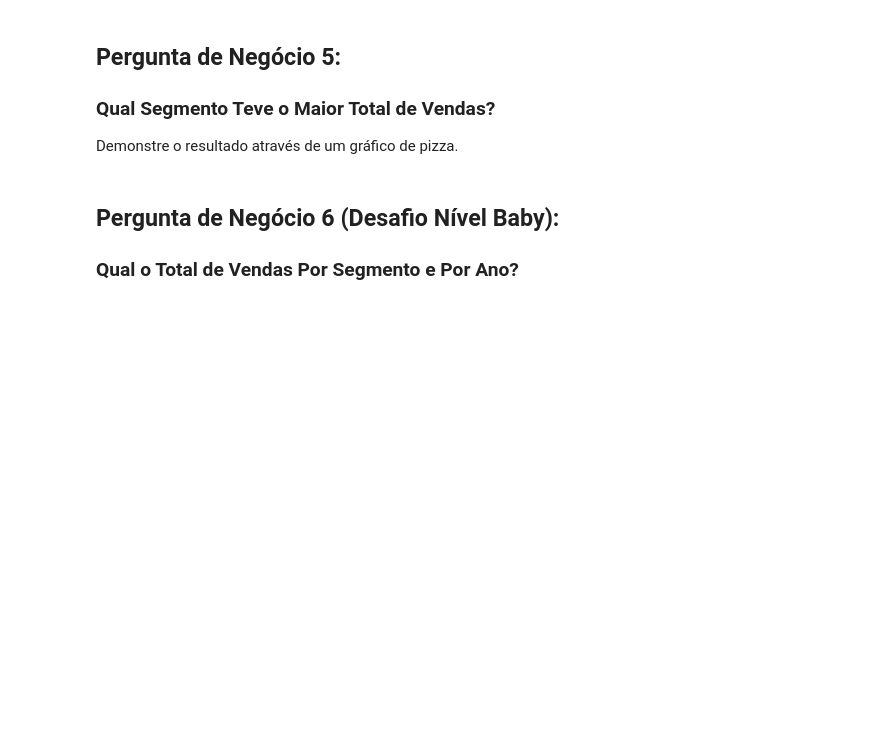
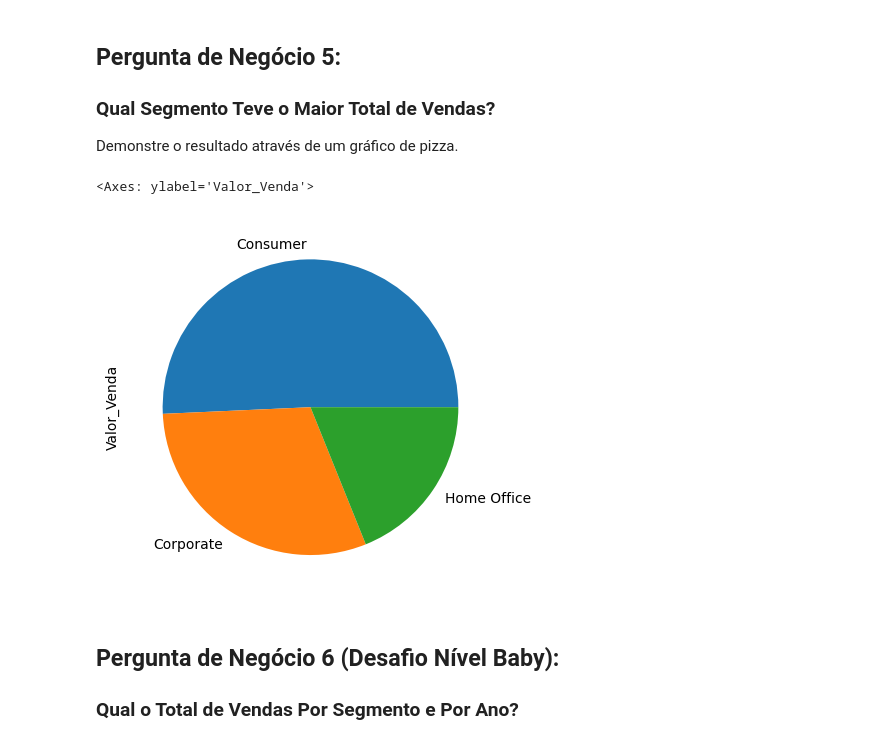
Before and after one commit to plajuan/DSA_Python, a Jupyter notebook: Cap13/Projeto2-Perguntas.ipynb, the cells around one changed output. Cells and saved outputs as stored; diff of their text form; code cells hidden in the pictures; blank space fills up the shorter version.

```diff
--- a/Cap13/Projeto2-Perguntas.ipynb
+++ b/Cap13/Projeto2-Perguntas.ipynb
@@ -147,6 +196,12 @@ Demonstre o resultado através de um gráfico de barras.
 ### Qual Segmento Teve o Maior Total de Vendas?
 
 Demonstre o resultado através de um gráfico de pizza.
+# %%
+df_segmento_vendas = df_dsa.groupby('Segmento')['Valor_Venda'].sum()
+df_segmento_vendas.plot(kind='pie')
+# %% [output]
+<Axes: ylabel='Valor_Venda'>
+[figure, added]
 # %% [markdown]
 ## Pergunta de Negócio 6 (Desafio Nível Baby):
 
```
Also changed, not shown: parts of 16 cells of this notebook.
